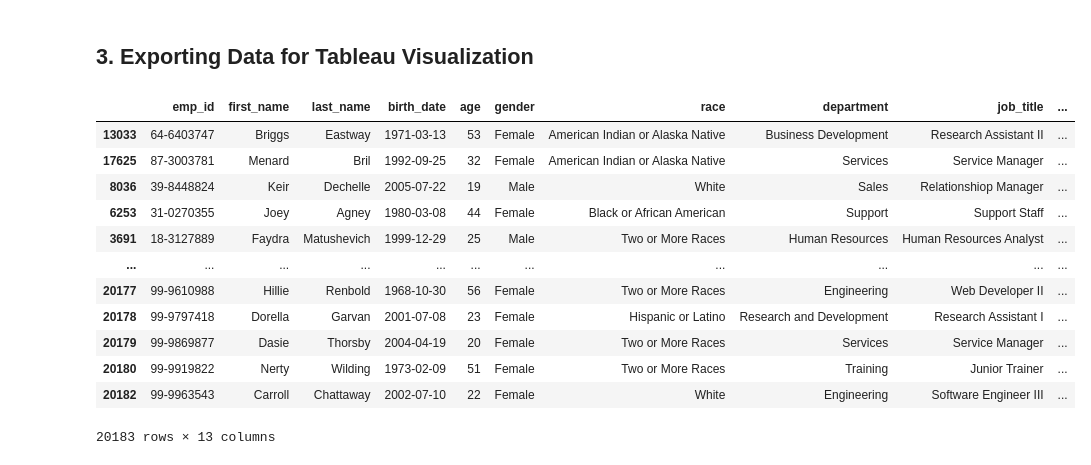
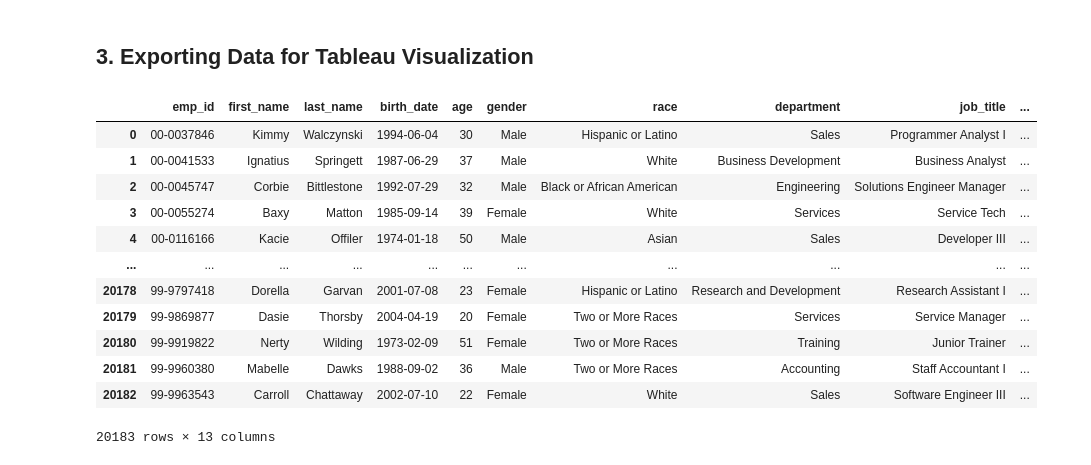
Before and after one commit to JoseMi-Sanchez/people-analytics-case-study, a Jupyter notebook: notebooks/main_analysis.ipynb, the cells around one changed output. Drawn from its saved outputs; the diff is of its cells as text; code cells hidden in the pictures.

```diff
--- a/notebooks/main_analysis.ipynb
+++ b/notebooks/main_analysis.ipynb
@@ -330,26 +330,26 @@ results
 # %%
 # SQL query to execute
 consulta = "SELECT * FROM hr_data.employees"
 
 # Read the SQL query into a DataFrame
 df_sql = pd.read_sql(consulta, con=engine)
 
 # Save the DataFrame to a CSV file
 df_sql.to_csv('../data/cleaned/hr_data_cleaned.csv', index=False)
 
 # Display the first rows of the DataFrame
-df_sql.sort_values(by="term_date")
+df_sql
 # %% [output]
 |  | emp_id | first_name | last_name | birth_date | age | gender | race | department | job_title | ... |
-| 13033 | 64-6403747 | Briggs | Eastway | 1971-03-13 | 53 | Female | American Indian or Alaska Native | Business Development | Research Assistant II | ... |
-| 17625 | 87-3003781 | Menard | Bril | 1992-09-25 | 32 | Female | American Indian or Alaska Native | Services | Service Manager | ... |
-| 8036 | 39-8448824 | Keir | Dechelle | 2005-07-22 | 19 | Male | White | Sales | Relationshiop Manager | ... |
-| 6253 | 31-0270355 | Joey | Agney | 1980-03-08 | 44 | Female | Black or African American | Support | Support Staff | ... |
-| 3691 | 18-3127889 | Faydra | Matushevich | 1999-12-29 | 25 | Male | Two or More Races | Human Resources | Human Resources Analyst | ... |
+| 0 | 00-0037846 | Kimmy | Walczynski | 1994-06-04 | 30 | Male | Hispanic or Latino | Sales | Programmer Analyst I | ... |
+| 1 | 00-0041533 | Ignatius | Springett | 1987-06-29 | 37 | Male | White | Business Development | Business Analyst | ... |
+| 2 | 00-0045747 | Corbie | Bittlestone | 1992-07-29 | 32 | Male | Black or African American | Engineering | Solutions Engineer Manager | ... |
+| 3 | 00-0055274 | Baxy | Matton | 1985-09-14 | 39 | Female | White | Services | Service Tech | ... |
+| 4 | 00-0116166 | Kacie | Offiler | 1974-01-18 | 50 | Male | Asian | Sales | Developer III | ... |
 | ... | ... | ... | ... | ... | ... | ... | ... | ... | ... | ... |
-| 20177 | 99-9610988 | Hillie | Renbold | 1968-10-30 | 56 | Female | Two or More Races | Engineering | Web Developer II | ... |
 | 20178 | 99-9797418 | Dorella | Garvan | 2001-07-08 | 23 | Female | Hispanic or Latino | Research and Development | Research Assistant I | ... |
 | 20179 | 99-9869877 | Dasie | Thorsby | 2004-04-19 | 20 | Female | Two or More Races | Services | Service Manager | ... |
 | 20180 | 99-9919822 | Nerty | Wilding | 1973-02-09 | 51 | Female | Two or More Races | Training | Junior Trainer | ... |
-| 20182 | 99-9963543 | Carroll | Chattaway | 2002-07-10 | 22 | Female | White | Engineering | Software Engineer III | ... |
+| 20181 | 99-9960380 | Mabelle | Dawks | 1988-09-02 | 36 | Male | Two or More Races | Accounting | Staff Accountant I | ... |
+| 20182 | 99-9963543 | Carroll | Chattaway | 2002-07-10 | 22 | Female | White | Sales | Software Engineer III | ... |
 20183 rows × 13 columns
```
Also changed, not shown: parts of 4 cells of this notebook, 4 other files.
